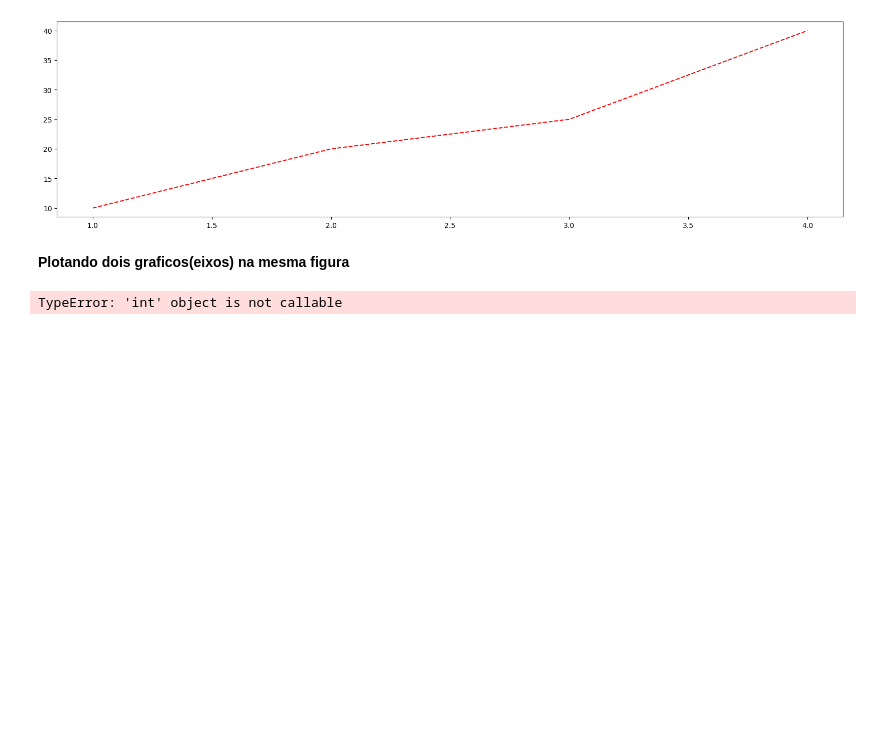
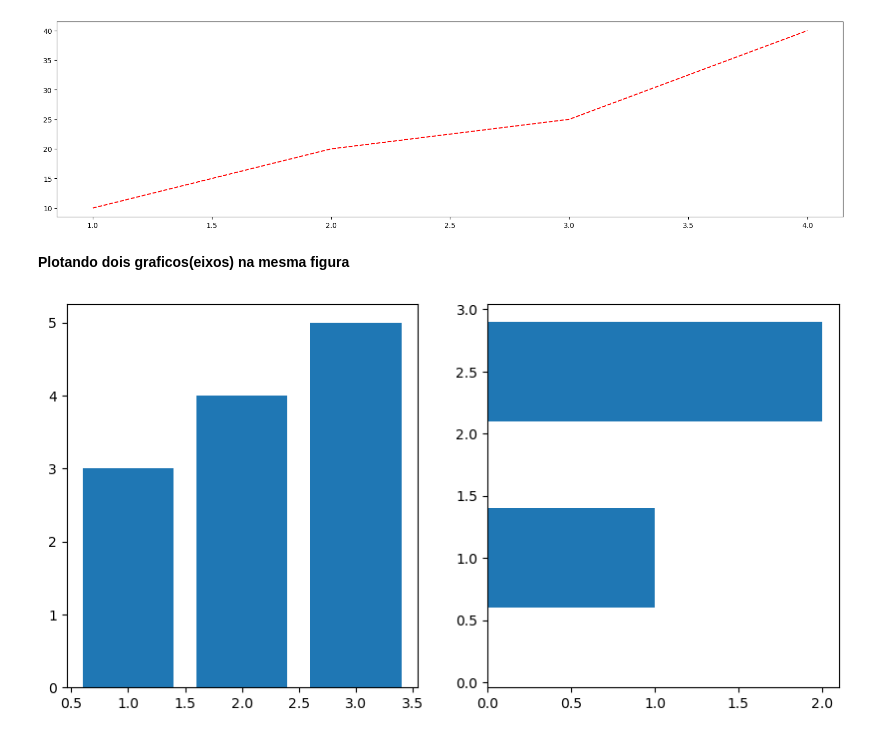
Before and after one commit to Kouta-22/Pratices_DataScience, a Jupyter notebook: visualizacao_de_dados/aula01.ipynb, the cells around one changed output. Saved outputs shown, nothing was run; the diff lists cells and outputs as text; code cells hidden in the pictures; blank space fills up the shorter version.

```diff
--- a/visualizacao_de_dados/aula01.ipynb
+++ b/visualizacao_de_dados/aula01.ipynb
@@ -254,13 +254,13 @@ __Plotando dois graficos(eixos) na mesma figura__
 # %%
 #Define as configurações dos plots
 #Cada plot tera o mesmo tamanho de figuras
 
-fig, (ax1,ax2) = plt.subplots(1,2(figsize=(10,5)))
+fig, (ax1,ax2) = plt.subplots(1,2,figsize=(10,5))
 
 #Dados para cada subplot
 ax1.bar([1,2,3],[3,4,5])
 ax2.barh([0.5,1,2.5],[0,1,2])
 
 plt.show()
 # %% [output]
-TypeError: 'int' object is not callable
+[figure, added]
```
Also changed, not shown: parts of 11 cells of this notebook, 1 other file.
